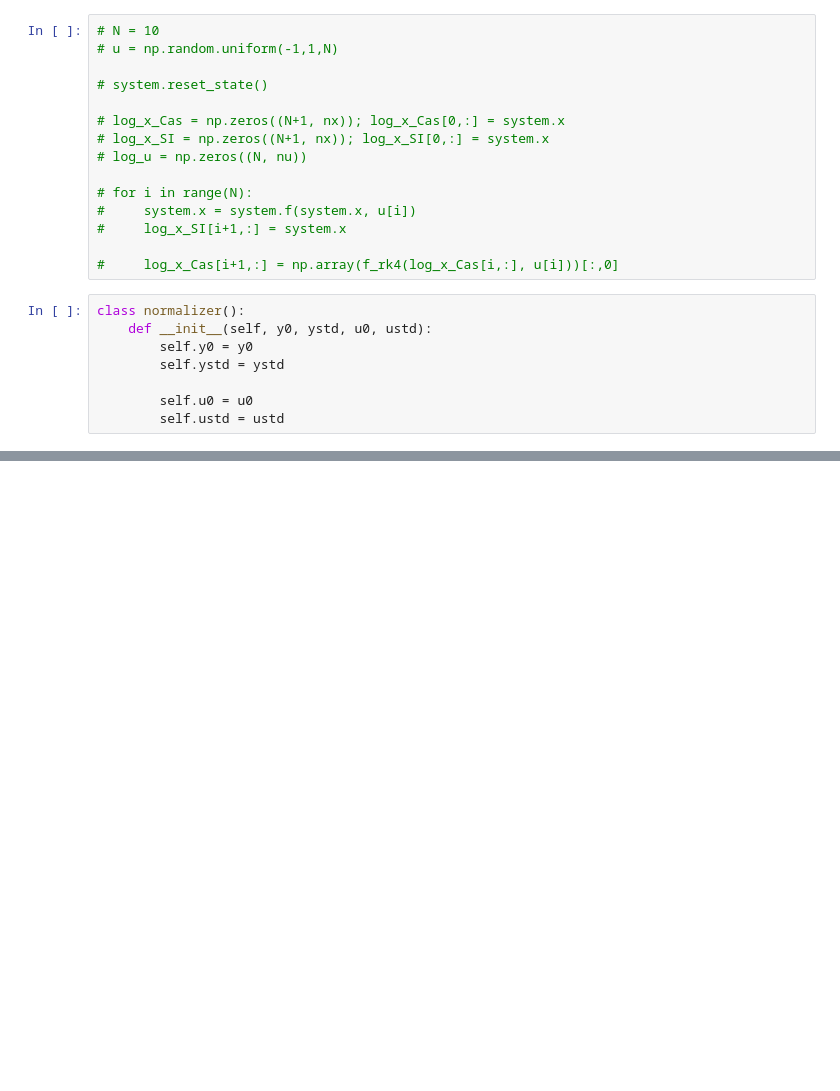
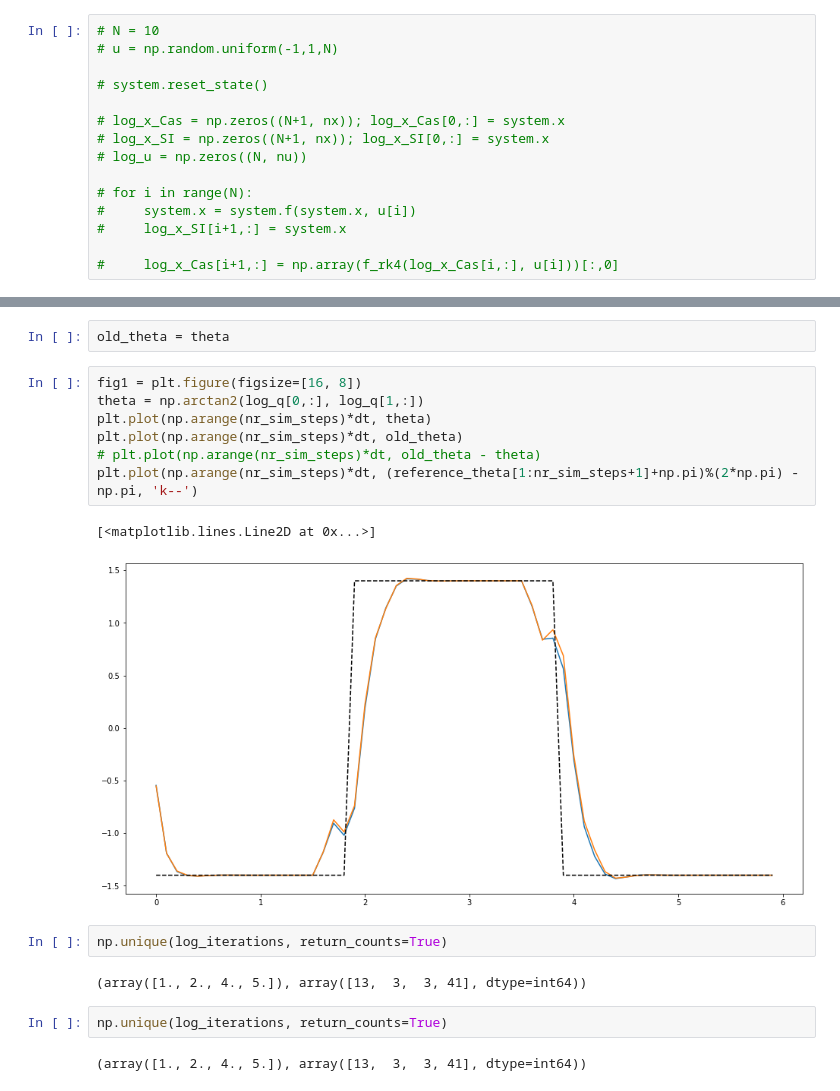
Before and after one commit to Mixxxxx358/NonlinearController, a Jupyter notebook: sincos_mpc_test_casadi.ipynb, the cells around one changed output, grey strips where cells are left out. Cells and saved outputs as stored; diff of their text form; blank space fills up the shorter version.

```diff
--- a/sincos_mpc_test_casadi.ipynb
+++ b/sincos_mpc_test_casadi.ipynb
@@ -43,14 +44,6 @@ reference = np.vstack((np.sin(reference_theta),np.cos(reference_theta)))
 #     log_x_SI[i+1,:] = system.x
 
 #     log_x_Cas[i+1,:] = np.array(f_rk4(log_x_Cas[i,:], u[i]))[:,0]
-# %%
-class normalizer():
-    def __init__(self, y0, ystd, u0, ustd):
-        self.y0 = y0
-        self.ystd = ystd
-
-        self.u0 = u0
-        self.ustd = ustd
 # %%
 ##################  Offline Computation  #######################
 # Temporary hardcoded variables
@@ -288,0 +307,20 @@ plt.plot(reference_theta[:nr_sim_steps], '--')
+# %%
+old_theta = theta
+# %%
+fig1 = plt.figure(figsize=[16, 8])
+theta = np.arctan2(log_q[0,:], log_q[1,:])
+plt.plot(np.arange(nr_sim_steps)*dt, theta)
+plt.plot(np.arange(nr_sim_steps)*dt, old_theta)
+# plt.plot(np.arange(nr_sim_steps)*dt, old_theta - theta)
+plt.plot(np.arange(nr_sim_steps)*dt, (reference_theta[1:nr_sim_steps+1]+np.pi)%(2*np.pi) - np.pi, 'k--')
+# %% [output]
+[<matplotlib.lines.Line2D at 0x...>]
+[figure, added]
+# %%
+np.unique(log_iterations, return_counts=True)
+# %% [output]
+(array([1., 2., 4., 5.]), array([13,  3,  3, 41], dtype=int64))
+# %%
+np.unique(log_iterations, return_counts=True)
+# %% [output]
+(array([1., 2., 4., 5.]), array([13,  3,  3, 41], dtype=int64))
```
Also changed, not shown: parts of 6 cells of this notebook.
